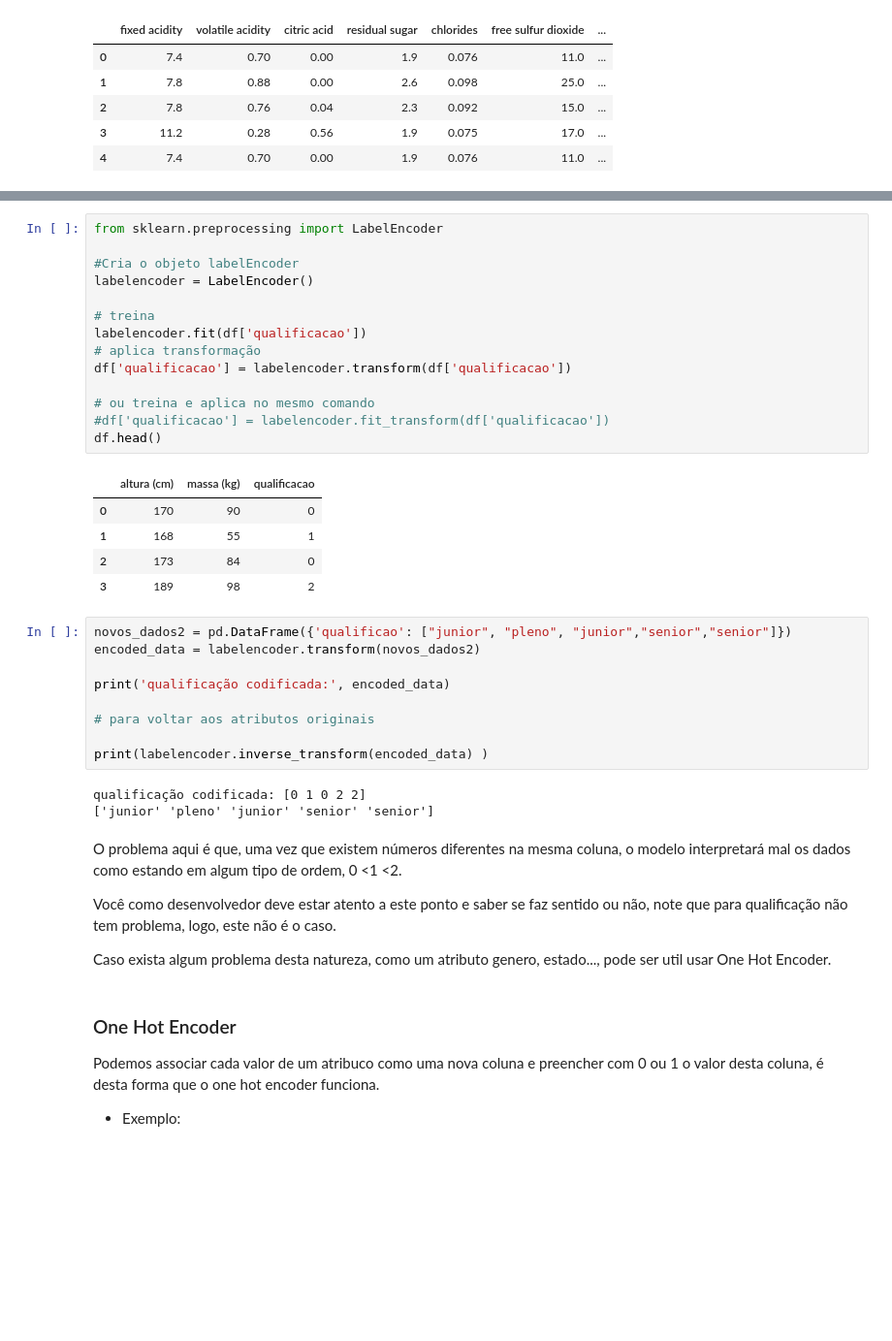
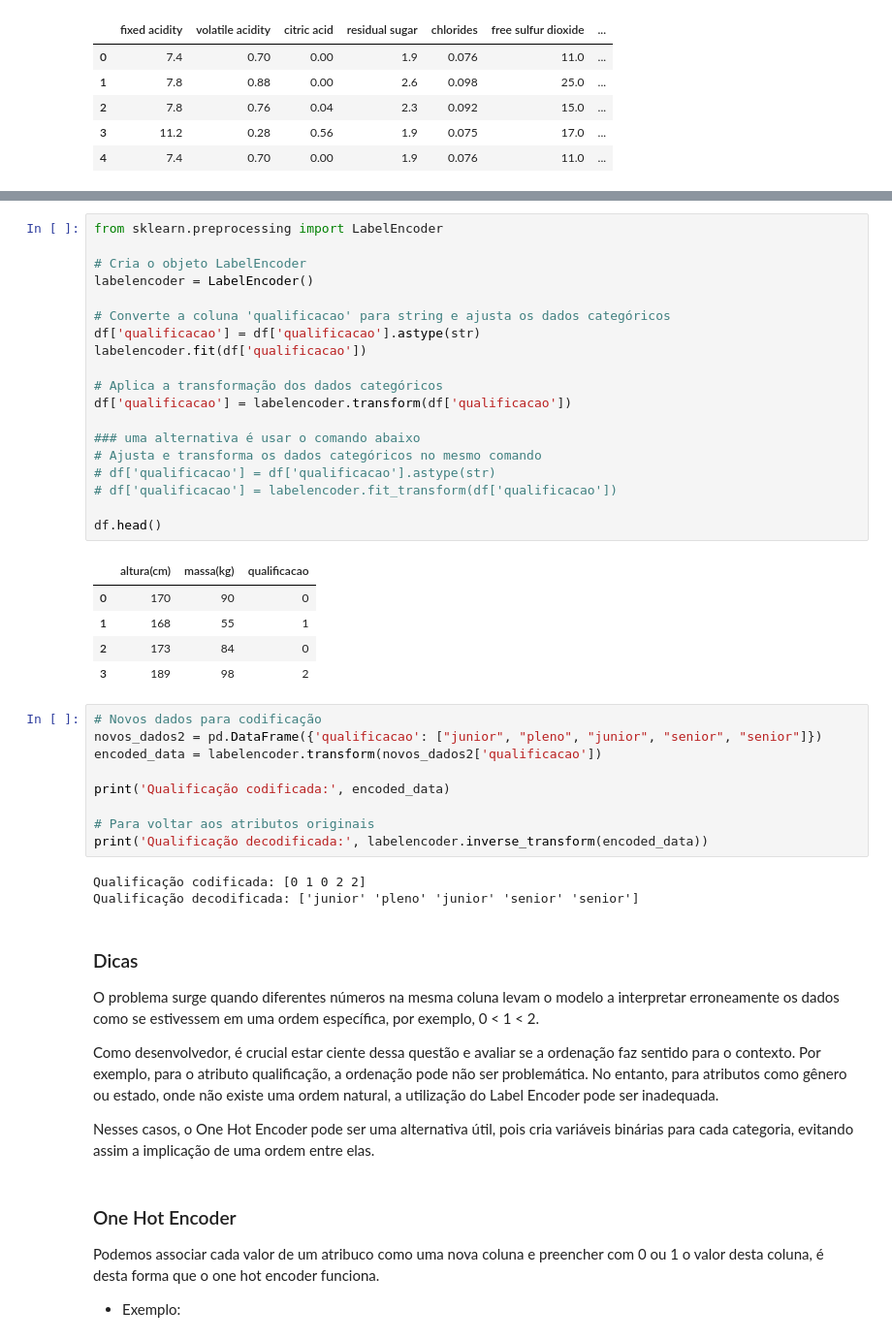
Before and after one commit to arnaldojr/DisruptiveArchitectures, a Jupyter notebook: material/aulas/IA/lab04/dicasDePreprocessamento.ipynb, the cells around one changed output, grey strips where cells are left out. Shown: that part at 97% size. Drawn from its saved outputs; the diff is of its cells as text; blank space fills up the shorter version.

```diff
--- a/material/aulas/IA/lab04/dicasDePreprocessamento.ipynb
+++ b/material/aulas/IA/lab04/dicasDePreprocessamento.ipynb
@@ -219,41 +245,48 @@ df.head()
 # %%
 from sklearn.preprocessing import LabelEncoder
 
-#Cria o objeto labelEncoder
+# Cria o objeto LabelEncoder
 labelencoder = LabelEncoder()
 
-# treina
+# Converte a coluna 'qualificacao' para string e ajusta os dados categóricos
+df['qualificacao'] = df['qualificacao'].astype(str)
 labelencoder.fit(df['qualificacao'])
-# aplica transformação
+
+# Aplica a transformação dos dados categóricos
 df['qualificacao'] = labelencoder.transform(df['qualificacao'])
 
-# ou treina e aplica no mesmo comando
-#df['qualificacao'] = labelencoder.fit_transform(df['qualificacao'])
+### uma alternativa é usar o comando abaixo
+# Ajusta e transforma os dados categóricos no mesmo comando
+# df['qualificacao'] = df['qualificacao'].astype(str)
+# df['qualificacao'] = labelencoder.fit_transform(df['qualificacao'])
+
 df.head()
 # %% [output]
-|  | altura (cm) | massa (kg) | qualificacao |
+|  | altura(cm) | massa(kg) | qualificacao |
 | 0 | 170 | 90 | 0 |
 | 1 | 168 | 55 | 1 |
 | 2 | 173 | 84 | 0 |
 | 3 | 189 | 98 | 2 |
 # %%
-novos_dados2 = pd.DataFrame({'qualificao': ["junior", "pleno", "junior","senior","senior"]})
-encoded_data = labelencoder.transform(novos_dados2)
+# Novos dados para codificação
+novos_dados2 = pd.DataFrame({'qualificacao': ["junior", "pleno", "junior", "senior", "senior"]})
+encoded_data = labelencoder.transform(novos_dados2['qualificacao'])
 
-print('qualificação codificada:', encoded_data)
+print('Qualificação codificada:', encoded_data)
 
-# para voltar aos atributos originais
-
-print(labelencoder.inverse_transform(encoded_data) )
+# Para voltar aos atributos originais
+print('Qualificação decodificada:', labelencoder.inverse_transform(encoded_data))
 # %% [output]
-qualificação codificada: [0 1 0 2 2]
-['junior' 'pleno' 'junior' 'senior' 'senior']
+Qualificação codificada: [0 1 0 2 2]
+Qualificação decodificada: ['junior' 'pleno' 'junior' 'senior' 'senior']
-# %% [markdown]
-O problema aqui é que, uma vez que existem números diferentes na mesma coluna, o modelo interpretará mal os dados como estando em algum tipo de ordem, 0 <1 <2.
-
-Você como desenvolvedor deve estar atento a este ponto e saber se faz sentido ou não, note que para qualificação não tem problema, logo, este não é o caso.
-
-Caso exista algum problema desta natureza, como um atributo genero, estado..., pode ser util usar One Hot Encoder.
+# %% [markdown]
+### Dicas
+
+O problema surge quando diferentes números na mesma coluna levam o modelo a interpretar erroneamente os dados como se estivessem em uma ordem específica, por exemplo, 0 < 1 < 2.
+
+Como desenvolvedor, é crucial estar ciente dessa questão e avaliar se a ordenação faz sentido para o contexto. Por exemplo, para o atributo qualificação, a ordenação pode não ser problemática. No entanto, para atributos como gênero ou estado, onde não existe uma ordem natural, a utilização do Label Encoder pode ser inadequada.
+
+Nesses casos, o One Hot Encoder pode ser uma alternativa útil, pois cria variáveis binárias para cada categoria, evitando assim a implicação de uma ordem entre elas.
 # %% [markdown]
 ### One Hot Encoder
 
```
Also changed, not shown: parts of 13 cells of this notebook, 8 other files.
